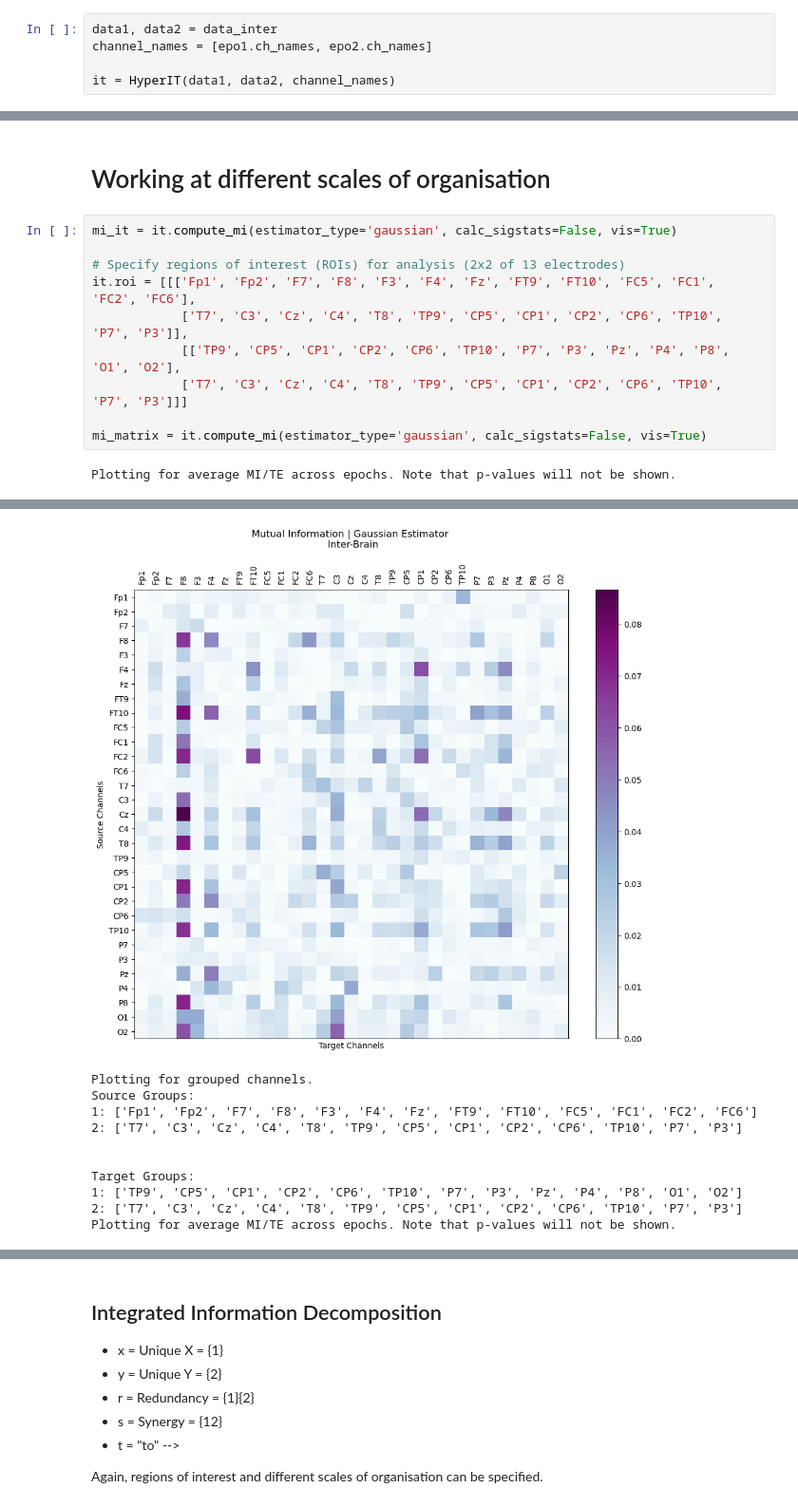
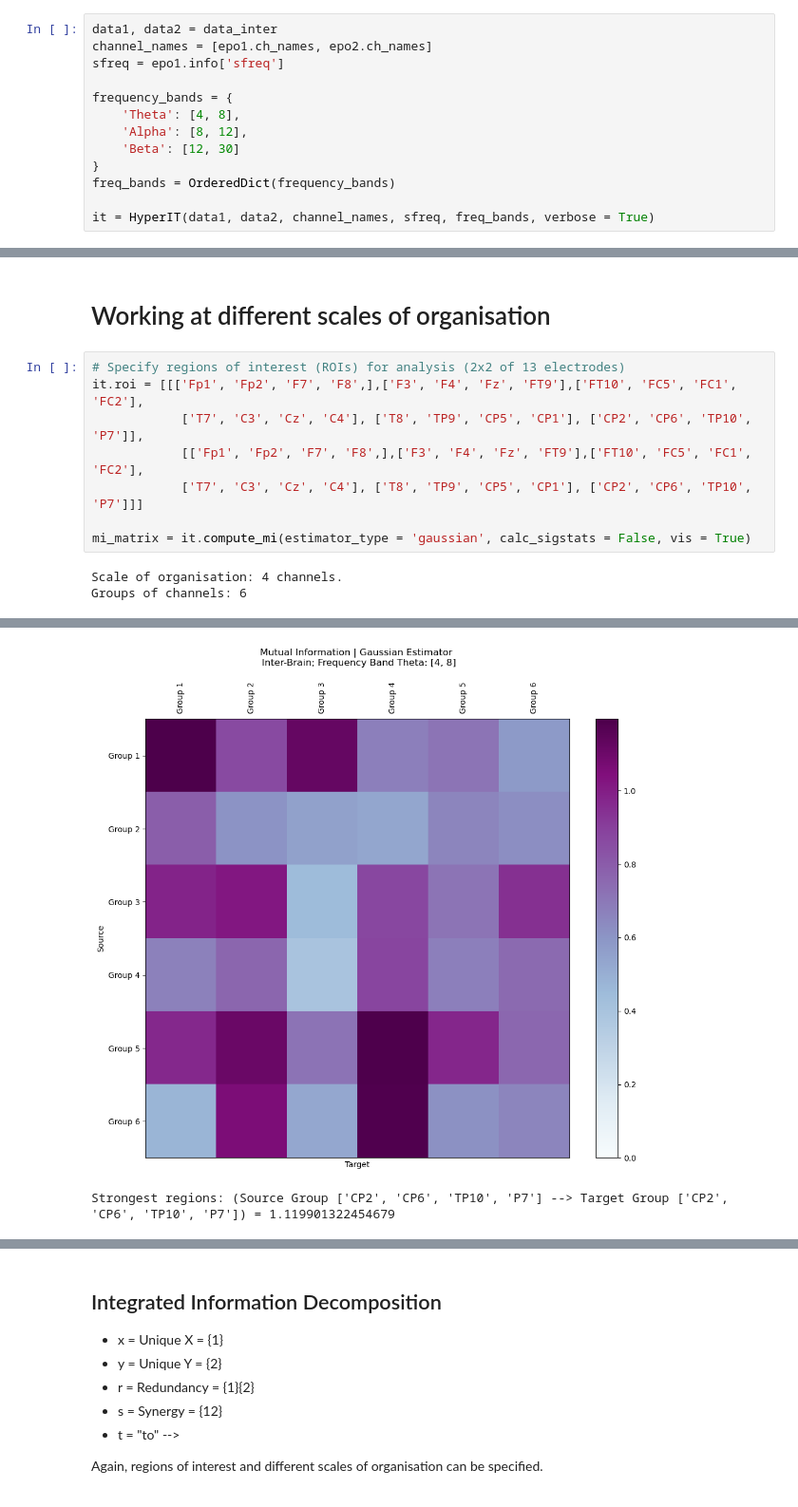
Before and after one commit to EdoardoChidichimo/HyperIT, a Jupyter notebook: HyperIT/it_tutorial.ipynb, the cells around one changed output, grey strips where cells are left out. Shown at 95% size. Saved outputs shown, nothing was run; the diff lists cells and outputs as text.

```diff
--- a/HyperIT/it_tutorial.ipynb
+++ b/HyperIT/it_tutorial.ipynb
@@ -324,5 +321,13 @@ it.reset_roi()
 # %%
 data1, data2 = data_inter
 channel_names = [epo1.ch_names, epo2.ch_names]
+sfreq = epo1.info['sfreq']
 
-it = HyperIT(data1, data2, channel_names)
+frequency_bands = {
+    'Theta': [4, 8],
+    'Alpha': [8, 12],
+    'Beta': [12, 30]
+}
+freq_bands = OrderedDict(frequency_bands)
+
+it = HyperIT(data1, data2, channel_names, sfreq, freq_bands, verbose = True)
@@ -355,14 +354,13 @@ Plotting for average MI/TE across epochs. Note that p-values will not be shown.
 # %% [markdown]
 # Working at different scales of organisation
 # %%
-mi_it = it.compute_mi(estimator_type='gaussian', calc_sigstats=False, vis=True)
+# Specify regions of interest (ROIs) for analysis (2x2 of 13 electrodes)
+it.roi = [[['Fp1', 'Fp2', 'F7', 'F8',],['F3', 'F4', 'Fz', 'FT9'],['FT10', 'FC5', 'FC1', 'FC2'],
+            ['T7', 'C3', 'Cz', 'C4'], ['T8', 'TP9', 'CP5', 'CP1'], ['CP2', 'CP6', 'TP10', 'P7']],
+            [['Fp1', 'Fp2', 'F7', 'F8',],['F3', 'F4', 'Fz', 'FT9'],['FT10', 'FC5', 'FC1', 'FC2'],
+            ['T7', 'C3', 'Cz', 'C4'], ['T8', 'TP9', 'CP5', 'CP1'], ['CP2', 'CP6', 'TP10', 'P7']]]
 
-# Specify regions of interest (ROIs) for analysis (2x2 of 13 electrodes)
-it.roi = [[['Fp1', 'Fp2', 'F7', 'F8', 'F3', 'F4', 'Fz', 'FT9', 'FT10', 'FC5', 'FC1', 'FC2', 'FC6'],
-            ['T7', 'C3', 'Cz', 'C4', 'T8', 'TP9', 'CP5', 'CP1', 'CP2', 'CP6', 'TP10', 'P7', 'P3']],
-            [['TP9', 'CP5', 'CP1', 'CP2', 'CP6', 'TP10', 'P7', 'P3', 'Pz', 'P4', 'P8', 'O1', 'O2'],
-            ['T7', 'C3', 'Cz', 'C4', 'T8', 'TP9', 'CP5', 'CP1', 'CP2', 'CP6', 'TP10', 'P7', 'P3']]]
-
-mi_matrix = it.compute_mi(estimator_type='gaussian', calc_sigstats=False, vis=True)
+mi_matrix = it.compute_mi(estimator_type = 'gaussian', calc_sigstats = False, vis = True)
 # %% [output]
-Plotting for average MI/TE across epochs. Note that p-values will not be shown.
+Scale of organisation: 4 channels.
+Groups of channels: 6
@@ -369,11 +386,2 @@ Plotting for average MI/TE across epochs. Note that p-values will not be shown.
-[figure, old version]
+[figure, new version]
-Plotting for grouped channels.
-Source Groups:
-1: ['Fp1', 'Fp2', 'F7', 'F8', 'F3', 'F4', 'Fz', 'FT9', 'FT10', 'FC5', 'FC1', 'FC2', 'FC6']
-2: ['T7', 'C3', 'Cz', 'C4', 'T8', 'TP9', 'CP5', 'CP1', 'CP2', 'CP6', 'TP10', 'P7', 'P3']
-
-
-Target Groups:
-1: ['TP9', 'CP5', 'CP1', 'CP2', 'CP6', 'TP10', 'P7', 'P3', 'Pz', 'P4', 'P8', 'O1', 'O2']
-2: ['T7', 'C3', 'Cz', 'C4', 'T8', 'TP9', 'CP5', 'CP1', 'CP2', 'CP6', 'TP10', 'P7', 'P3']
-Plotting for average MI/TE across epochs. Note that p-values will not be shown.
+Strongest regions: (Source Group ['CP2', 'CP6', 'TP10', 'P7'] --> Target Group ['CP2', 'CP6', 'TP10', 'P7']) = 1.119901322454679
```
Also changed, not shown: parts of 7 cells of this notebook, 2 other files.
